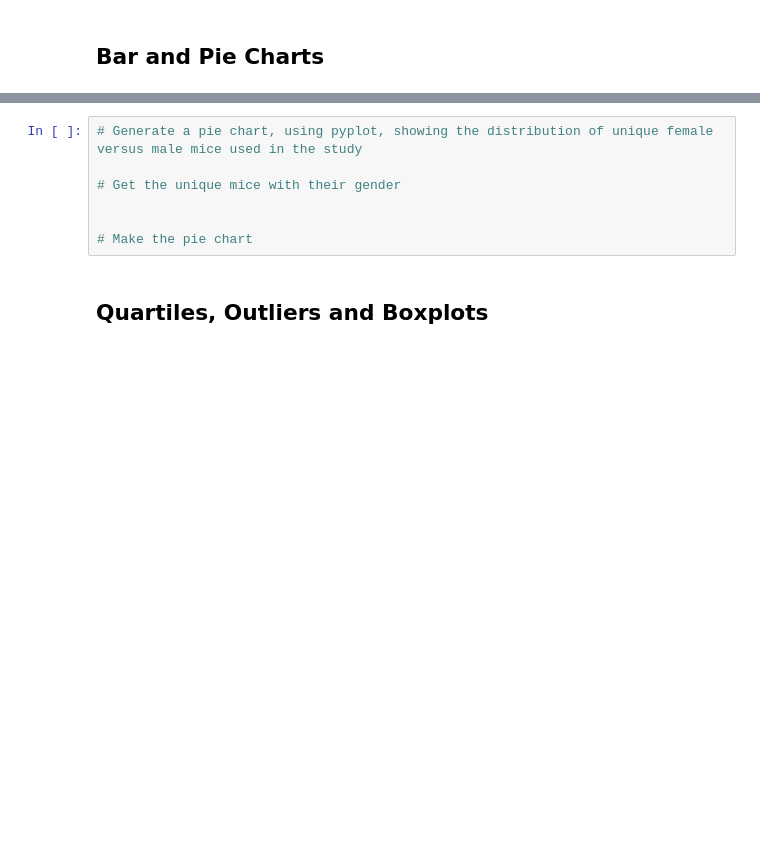
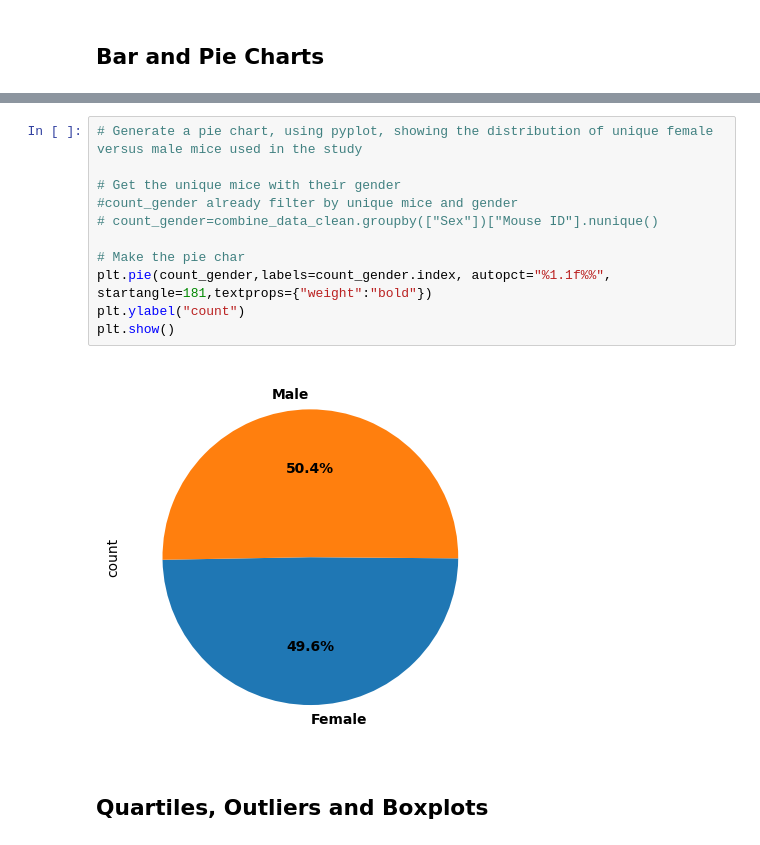
Before and after one commit to M-Soriano/Matplotlib, a Jupyter notebook: pymaceuticals_starter.ipynb, the cells around one changed output, grey strips where cells are left out. Cells and saved outputs as stored; diff of their text form; blank space fills up the shorter version.

```diff
--- a/pymaceuticals_starter.ipynb
+++ b/pymaceuticals_starter.ipynb
@@ -155,10 +185,16 @@ combine_data_clean.groupby("Drug Regimen").agg({"Tumor Volume (mm3)":["mean","me
 # %%
 # Generate a pie chart, using pyplot, showing the distribution of unique female versus male mice used in the study
 
 # Get the unique mice with their gender
+#count_gender already filter by unique mice and gender
+# count_gender=combine_data_clean.groupby(["Sex"])["Mouse ID"].nunique()
 
-
-# Make the pie chart
+# Make the pie char
+plt.pie(count_gender,labels=count_gender.index, autopct="%1.1f%%", startangle=181,textprops={"weight":"bold"})
+plt.ylabel("count")
+plt.show()
+# %% [output]
+[figure, added]
 # %% [markdown]
 ## Quartiles, Outliers and Boxplots
 # %%
```
Also changed, not shown: parts of 6 cells of this notebook.
